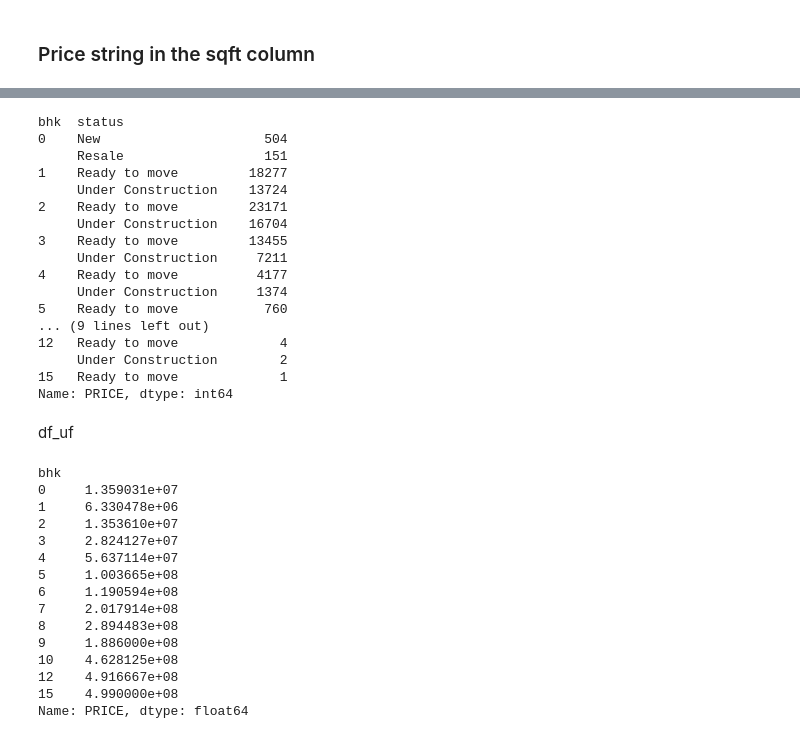
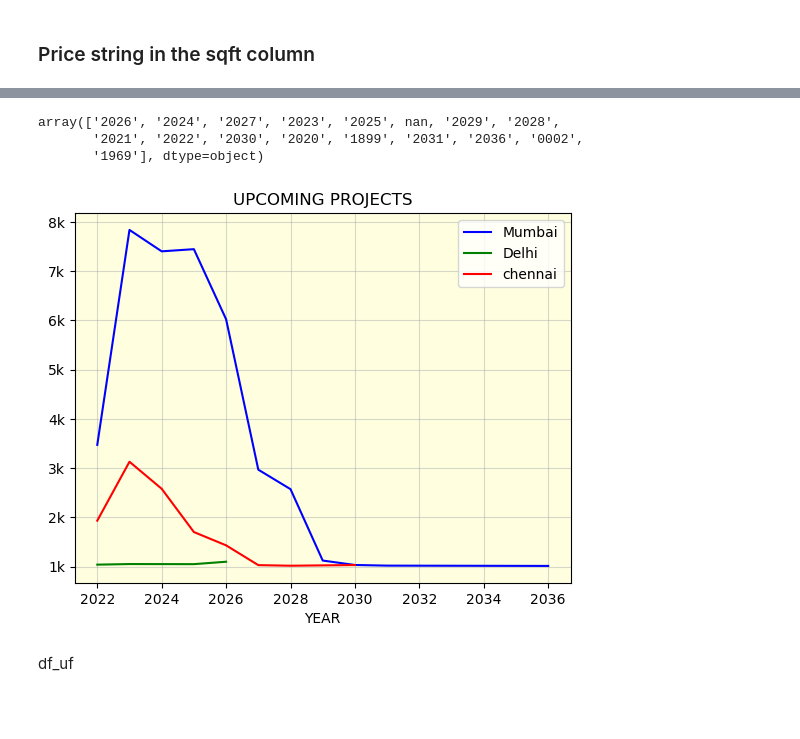
Before and after one commit to rishikeshwaghela/Python_ca2, a Jupyter notebook: final_ca2.ipynb, the cells around one changed output, grey strips where cells are left out. Drawn from its saved outputs; the diff is of its cells as text; code cells hidden in the pictures; blank space fills up the shorter version.

```diff
--- a/final_ca2.ipynb
+++ b/final_ca2.ipynb
@@ -770,40 +336,34 @@ IntCastingNaNError: Cannot convert non-finite values (NA or inf) to integer
-# %%
-mumbai_city.groupby(["bhk", "status"])["PRICE"].agg()
-# %% [output]
-bhk  status
-0    New                     504
-     Resale                  151
-1    Ready to move         18277
-     Under Construction    13724
-2    Ready to move         23171
-     Under Construction    16704
-3    Ready to move         13455
-     Under Construction     7211
-4    Ready to move          4177
-     Under Construction     1374
-5    Ready to move           760
-... (9 lines left out)
-12   Ready to move             4
-     Under Construction        2
-15   Ready to move             1
-Name: PRICE, dtype: int64
+# %%
+df_UC_all =data_final[data_final["status"] == "Under Construction"]
+df_UC_all['year'] = df_UC_all['possesion'].str.extract('(\d{4})')
+df_UC_all.drop("possesion", axis=1 , inplace = True)
+# %%
+df  = df_UC_all.dropna()
+# %%
+df["year"].unique()
+df['year'] = df["year"].astype(int)
+# %%
+df_UC_all["year"].unique()
+# %% [output]
+array(['2026', '2024', '2027', '2023', '2025', nan, '2029', '2028',
+       '2021', '2022', '2030', '2020', '1899', '2031', '2036', '0002',
+       '1969'], dtype=object)
+# %%
+#years = [2022, 2023 , 2024 , 2025 , 2026 , 2027 , 2028 , 2029 , 2030]
+
+df_mumbai = df[(df["CITY"] == "Mumbai")& (df["year"]> 2021)].groupby("year")["status"].agg("count").plot(kind = "line" , color = "blue")
+df[(df["CITY"] == "Delhi") & (df["year"]> 2021)].groupby("year")["status"].agg("count").plot(kind = "line" , color = "green")
+df[(df["CITY"] == "Chennai")& (df["year"]> 2021)].groupby("year")["status"].agg("count").plot(kind = "line", color = "red")
+plt.legend(["Mumbai","Delhi","chennai"])
+plt.title("UPCOMING PROJECTS")
+plt.grid(alpha = 0.5)
+df_mumbai.set_yticklabels(["0" , "1k" , "2k","3k","4k","5k","6k","7k","8k"])
+df_mumbai.set_facecolor('lightyellow')
+plt.xlabel("YEAR")
+#plt.xticks(years)
+
+plt.show()
+# %% [output]
+[figure, added]
 # %% [markdown]
 df_uf
-# %%
-mumbai_city.groupby("bhk")["PRICE"].mean()
-# %% [output]
-bhk
-0     1.359031e+07
-1     6.330478e+06
-2     1.353610e+07
-3     2.824127e+07
-4     5.637114e+07
-5     1.003665e+08
-6     1.190594e+08
-7     2.017914e+08
-8     2.894483e+08
-9     1.886000e+08
-10    4.628125e+08
-12    4.916667e+08
-15    4.990000e+08
-Name: PRICE, dtype: float64
```
Also changed, not shown: parts of 131 cells of this notebook.
